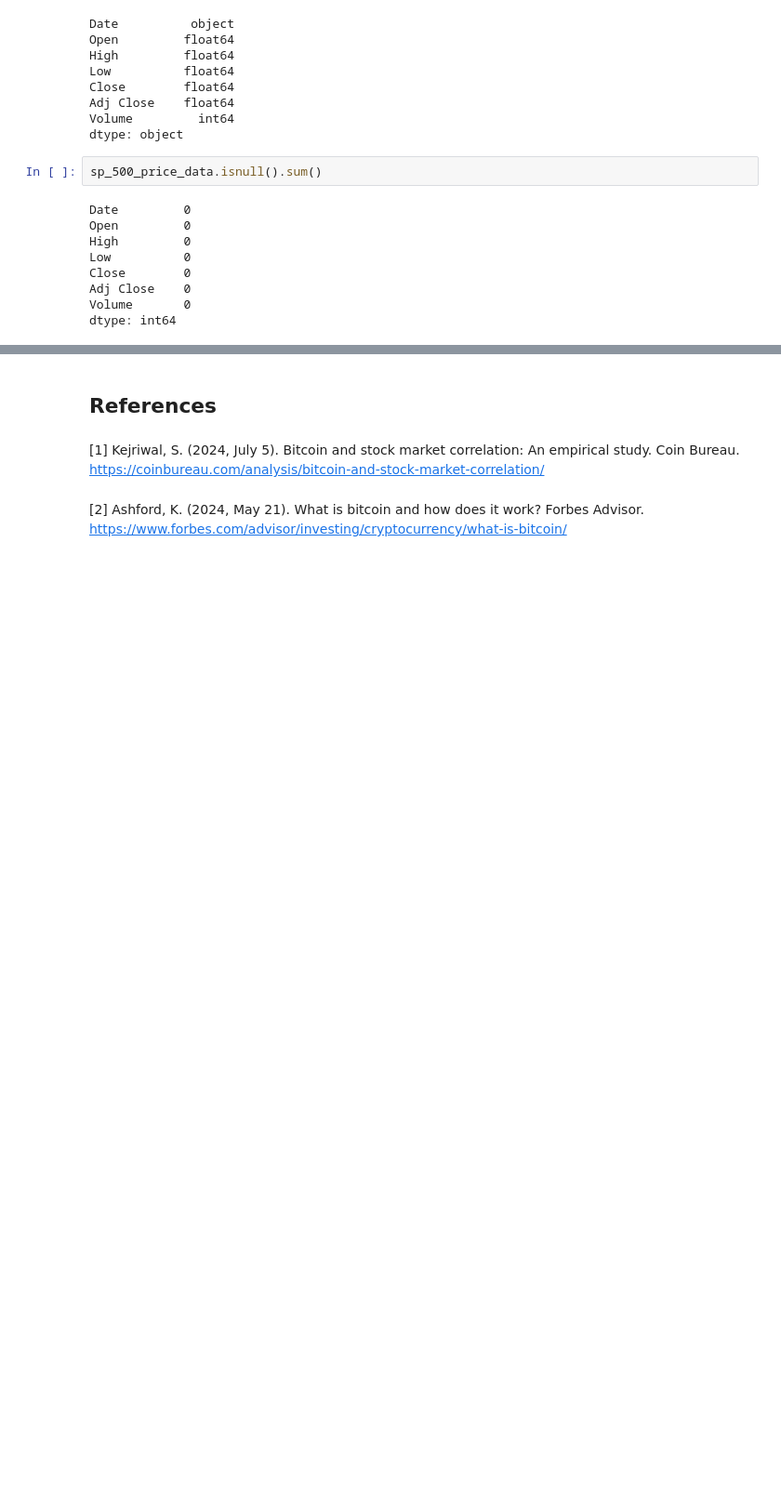
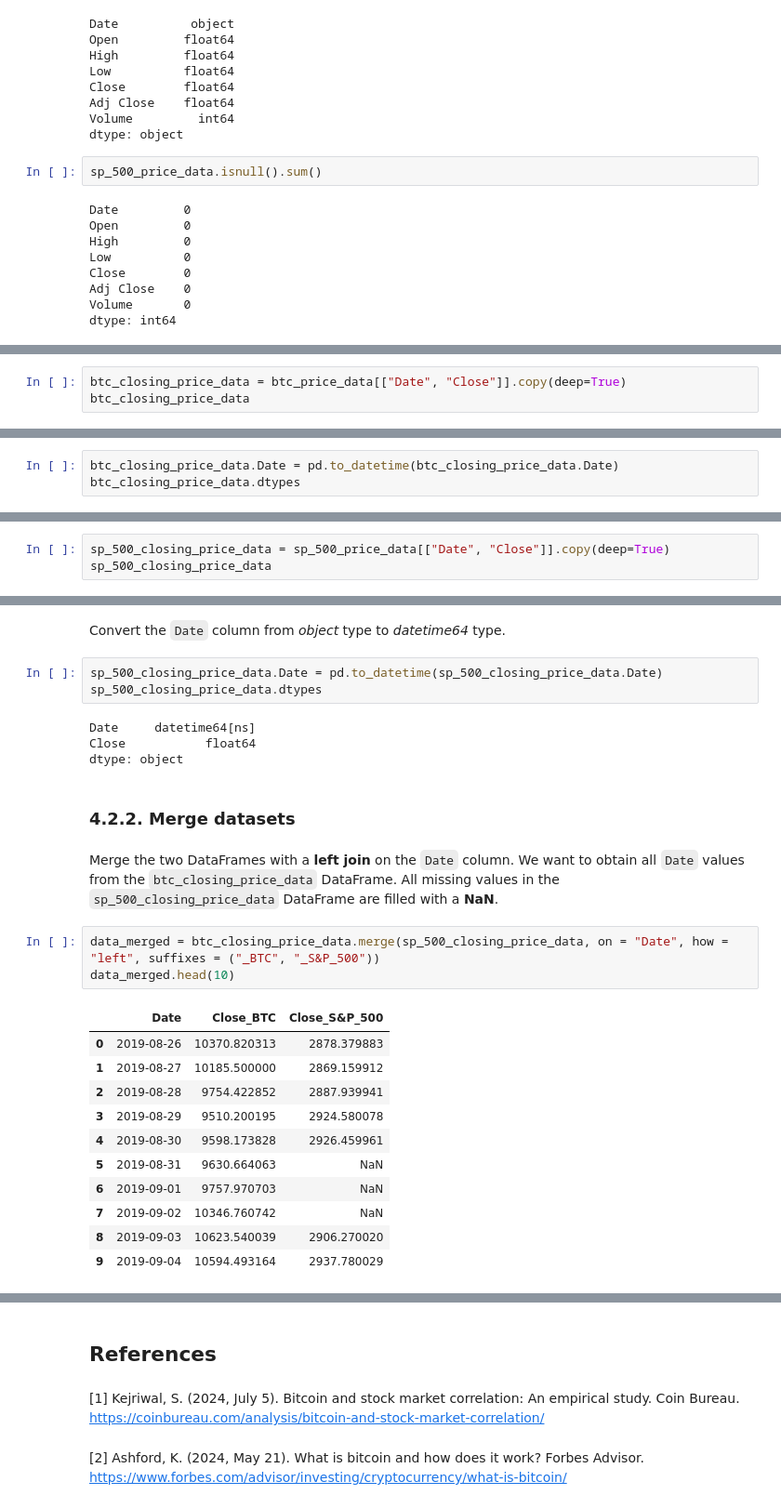
Before and after one commit to kostadinlambov/Bitcoin-and-Stock-Market-Correlation, a Jupyter notebook: Notebook/Bitcoin_and_Stock_Market_Correlation.ipynb, the cells around one changed output, grey strips where cells are left out. Shown at 93% size. Drawn from its saved outputs; the diff is of its cells as text; blank space fills up the shorter version.

Commit message:
Start Exploratory Data Analysis

```diff
--- a/Notebook/Bitcoin_and_Stock_Market_Correlation.ipynb
+++ b/Notebook/Bitcoin_and_Stock_Market_Correlation.ipynb
@@ -215,0 +219,3 @@ dtype: int64
+# %%
+btc_closing_price_data = btc_price_data[["Date", "Close"]].copy(deep=True)
+btc_closing_price_data
@@ -215,0 +238,3 @@ dtype: int64
+# %%
+btc_closing_price_data.Date = pd.to_datetime(btc_closing_price_data.Date)
+btc_closing_price_data.dtypes
@@ -215,0 +247,3 @@ dtype: int64
+# %%
+sp_500_closing_price_data = sp_500_price_data[["Date", "Close"]].copy(deep=True)
+sp_500_closing_price_data
@@ -215,0 +264,28 @@ dtype: int64
+# %% [markdown]
+Convert the `Date` column from *object* type to *datetime64* type.
+# %%
+sp_500_closing_price_data.Date = pd.to_datetime(sp_500_closing_price_data.Date)
+sp_500_closing_price_data.dtypes
+# %% [output]
+Date     datetime64[ns]
+Close           float64
+dtype: object
+# %% [markdown]
+### 4.2.2. Merge datasets
+# %% [markdown]
+Merge the two DataFrames with a **left join** on the `Date` column. We want to obtain all `Date` values from the `btc_closing_price_data` DataFrame. All missing values in the `sp_500_closing_price_data` DataFrame are filled with a **NaN**.
+# %%
+data_merged = btc_closing_price_data.merge(sp_500_closing_price_data, on = "Date", how = "left", suffixes = ("_BTC", "_S&P_500"))
+data_merged.head(10)
+# %% [output]
+|  | Date | Close_BTC | Close_S&P_500 |
+| 0 | 2019-08-26 | 10370.820313 | 2878.379883 |
+| 1 | 2019-08-27 | 10185.500000 | 2869.159912 |
+| 2 | 2019-08-28 | 9754.422852 | 2887.939941 |
+| 3 | 2019-08-29 | 9510.200195 | 2924.580078 |
+| 4 | 2019-08-30 | 9598.173828 | 2926.459961 |
+| 5 | 2019-08-31 | 9630.664063 | NaN |
+| 6 | 2019-09-01 | 9757.970703 | NaN |
+| 7 | 2019-09-02 | 10346.760742 | NaN |
+| 8 | 2019-09-03 | 10623.540039 | 2906.270020 |
+| 9 | 2019-09-04 | 10594.493164 | 2937.780029 |
```
Also changed, not shown: parts of 14 cells of this notebook, 4 other files.
